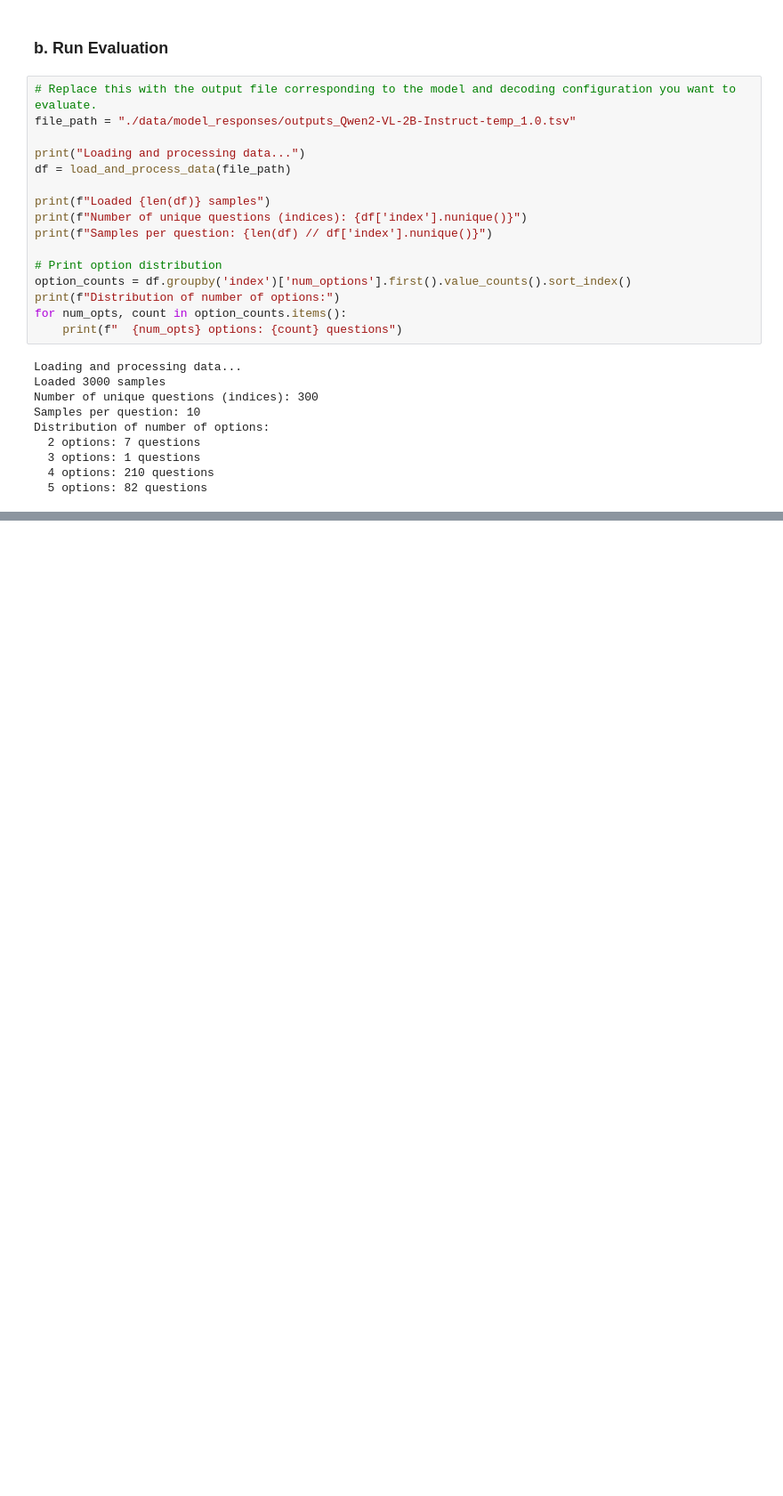
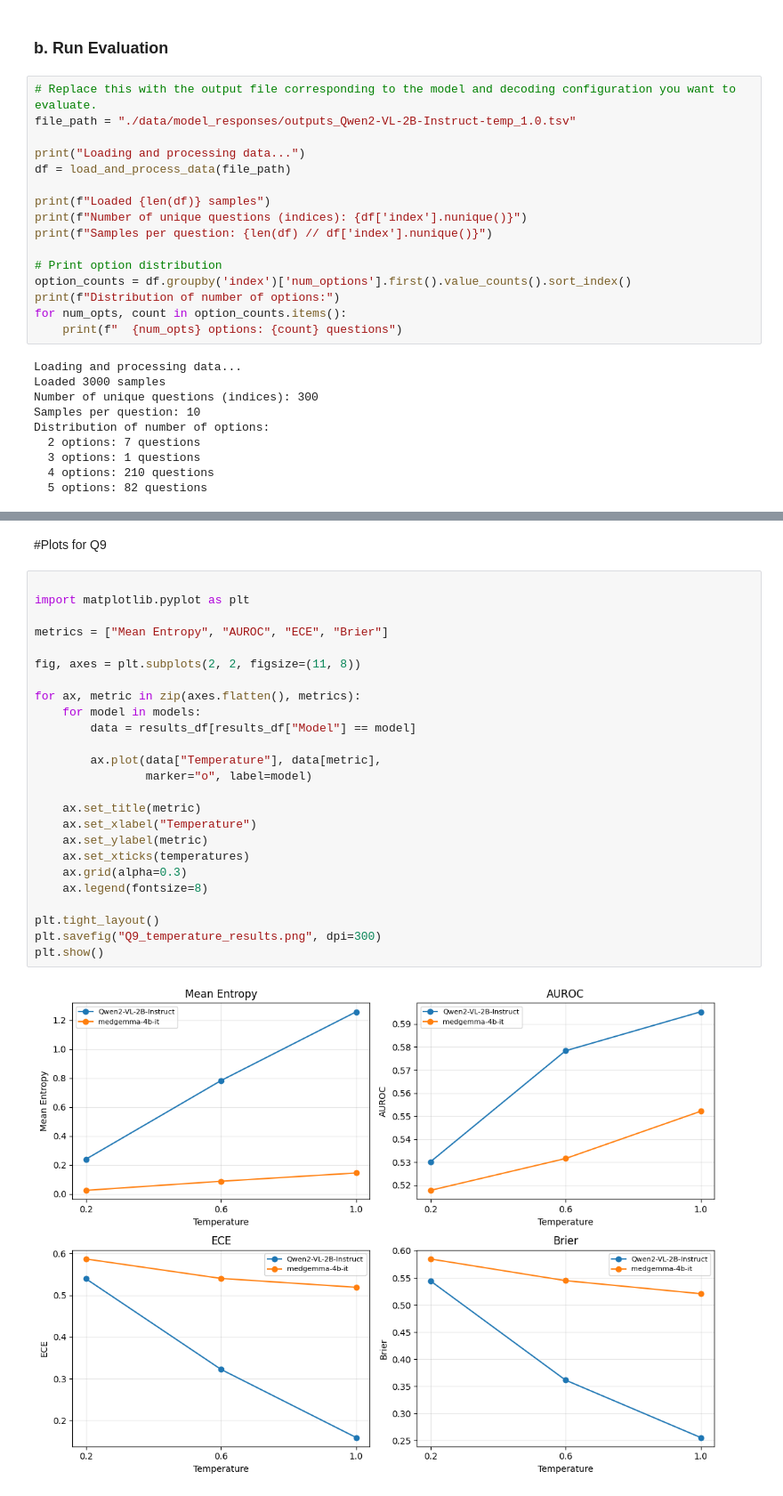
Before and after one commit to GeorgiosMavrakis/introduction-to-github, a Jupyter notebook: Copy_of_[MAM11A_2026]_V&L_Practicum_Uncertainty_Final.ipynb, the cells around one changed output, grey strips where cells are left out. Shown at 89% size. Drawn from its saved outputs; the diff is of its cells as text; blank space fills up the shorter version.

```diff
--- a/Copy_of_[MAM11A_2026]_V&L_Practicum_Uncertainty_Final.ipynb
+++ b/Copy_of_[MAM11A_2026]_V&L_Practicum_Uncertainty_Final.ipynb
@@ -940,0 +1027,29 @@ tied_questions              6.0000  13.0000   13.0000
+# %% [markdown]
+#Plots for Q9
+# %%
+
+import matplotlib.pyplot as plt
+
+metrics = ["Mean Entropy", "AUROC", "ECE", "Brier"]
+
+fig, axes = plt.subplots(2, 2, figsize=(11, 8))
+
+for ax, metric in zip(axes.flatten(), metrics):
+    for model in models:
+        data = results_df[results_df["Model"] == model]
+
+        ax.plot(data["Temperature"], data[metric],
+                marker="o", label=model)
+
+    ax.set_title(metric)
+    ax.set_xlabel("Temperature")
+    ax.set_ylabel(metric)
+    ax.set_xticks(temperatures)
+    ax.grid(alpha=0.3)
+    ax.legend(fontsize=8)
+
+plt.tight_layout()
+plt.savefig("Q9_temperature_results.png", dpi=300)
+plt.show()
+# %% [output]
+[figure, added]
```
Also changed, not shown: parts of 19 cells of this notebook.
